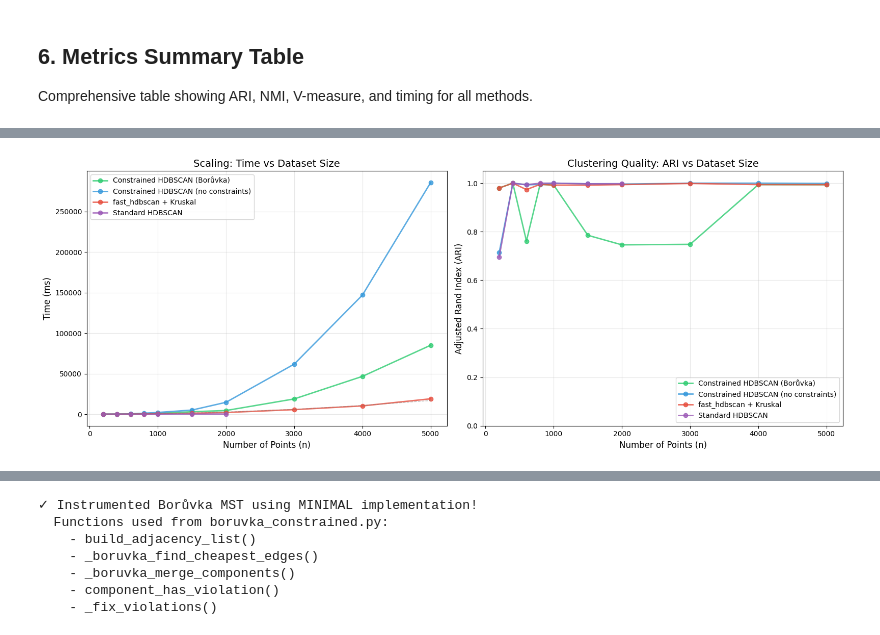
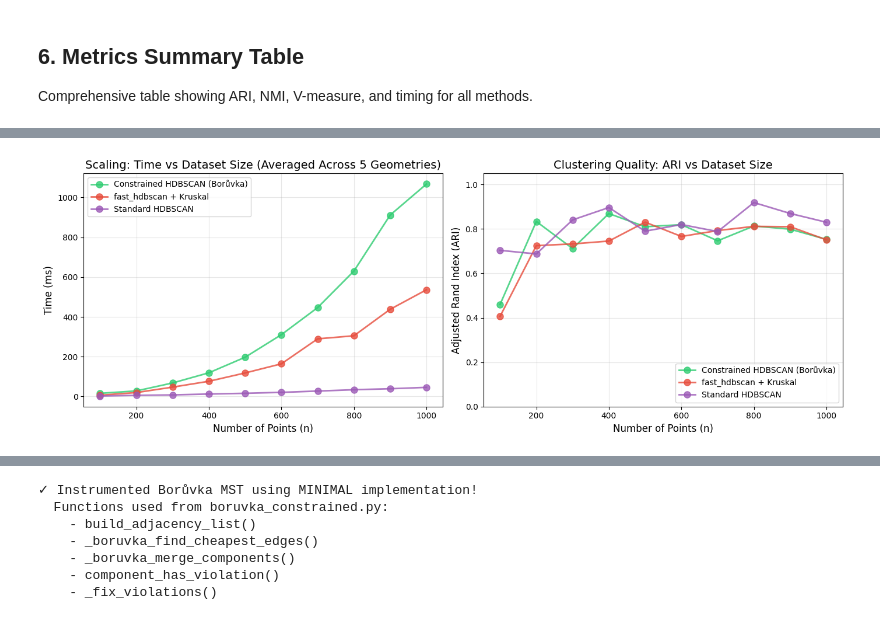
Before and after one commit to kareef928/cannot-link-single-linkage, a Jupyter notebook: notebooks/parallel_boruvka_demo.ipynb, the cells around one changed output, grey strips where cells are left out. Drawn from its saved outputs; the diff is of its cells as text; code cells hidden in the pictures.

Commit message:
notebook with more geometries

```diff
--- a/notebooks/parallel_boruvka_demo.ipynb
+++ b/notebooks/parallel_boruvka_demo.ipynb
@@ -1311,81 +1683,114 @@ SCALING BENCHMARKS COMPLETE! Total time: 718.2 seconds (12.0 minutes)
 # %%
-# Plot scaling results
-fig, axes = plt.subplots(1, 2, figsize=(16, 6))
+# Aggregate results across all geometries and plot
+# Average results across all geometry types for each size
+
+sizes = SCALING_SIZES
+aggregated = {
+    'constrained_boruvka': {'sizes': sizes, 'times': [], 'ari': []},
+    'kruskal': {'sizes': sizes, 'times': [], 'ari': []},
+    'standard': {'sizes': [], 'times': [], 'ari': []},
+}
+
+for i, size in enumerate(sizes):
+    boruvka_times = []
+    boruvka_ari = []
+    kruskal_times = []
+    kruskal_ari = []
+    standard_times = []
+    standard_ari = []
+
+    for geo in scaling_results_by_geometry.keys():
+        boruvka_times.append(scaling_results_by_geometry[geo]['constrained_boruvka']['times'][i])
+        boruvka_ari.append(scaling_results_by_geometry[geo]['constrained_boruvka']['ari'][i])
+        kruskal_times.append(scaling_results_by_geometry[geo]['kruskal']['times'][i])
+        kruskal_ari.append(scaling_results_by_geometry[geo]['kruskal']['ari'][i])
+
+        # Standard HDBSCAN only for small sizes
+        if size <= MAX_SIZE_STANDARD_HDBSCAN:
+            idx = scaling_results_by_geometry[geo]['standard']['sizes'].index(size)
+            standard_times.append(scaling_results_by_geometry[geo]['standard']['times'][idx])
+            standard_ari.append(scaling_results_by_geometry[geo]['standard']['ari'][idx])
+
+    aggregated['constrained_boruvka']['times'].append(np.mean(boruvka_times))
+    aggregated['constrained_boruvka']['ari'].append(np.mean(boruvka_ari))
+    aggregated['kruskal']['times'].append(np.mean(kruskal_times))
+    aggregated['kruskal']['ari'].append(np.mean(kruskal_ari))
+
+    if standard_times:
+        aggregated['standard']['sizes'].append(size)
+        aggregated['standard']['times'].append(np.mean(standard_times))
+        aggregated['standard']['ari'].append(np.mean(standard_ari))
+
+# Plot aggregated scaling results
+fig, axes = plt.subplots(1, 2, figsize=(14, 5))
 
 colors = {
     'constrained_boruvka': '#2ecc71',
-    'no_constraints': '#3498db',
     'kruskal': '#e74c3c',
     'standard': '#9b59b6',
 }
 
 labels = {
     'constrained_boruvka': 'Constrained HDBSCAN (Borůvka)',
-    'no_constraints': 'Constrained HDBSCAN (no constraints)',
     'kruskal': 'fast_hdbscan + Kruskal',
     'standard': 'Standard HDBSCAN',
 }
 
 # Plot 1: Time vs Size
 ax = axes[0]
-for method, data in scaling_results.items():
-    if len(data['sizes']) > 0:
-        ax.plot(data['sizes'], [t * 1000 for t in data['times']],
-               'o-', markersize=6, linewidth=2,
+for method in ['constrained_boruvka', 'kruskal', 'standard']:
+    data = aggregated[method]
+    if len(data['times']) > 0:
+        ax.plot(data['sizes'] if method == 'standard' else sizes,
+               [t * 1000 for t in data['times']],
+               'o-', markersize=8, linewidth=2,
                color=colors[method], label=labels[method], alpha=0.8)
 
 ax.set_xlabel('Number of Points (n)', fontsize=12)
 ax.set_ylabel('Time (ms)', fontsize=12)
-ax.set_title('Scaling: Time vs Dataset Size', fontsize=14)
+ax.set_title('Scaling: Time vs Dataset Size (Averaged Across 5 Geometries)', fontsize=14)
 ax.legend(loc='upper left', fontsize=10)
 ax.grid(True, alpha=0.3)
 
-# Add O(n²) reference line
-if len(scaling_results['constrained_boruvka']['sizes']) > 0:
-    n_ref = np.array(SCALING_SIZES)
-    base_time = scaling_results['constrained_boruvka']['times'][0] * 1000
-    scale = base_time / (SCALING_SIZES[0] ** 2)
-    ax.plot(n_ref, scale * n_ref ** 2, '--', color='gray', alpha=0.5,
-           linewidth=1, label='O(n²) reference')
-
 # Plot 2: ARI vs Size
 ax = axes[1]
-for method, data in scaling_results.items():
-    if len(data['sizes']) > 0:
-        ax.plot(data['sizes'], data['ari'],
-               'o-', markersize=6, linewidth=2,
+for method in ['constrained_boruvka', 'kruskal', 'standard']:
+    data = aggregated[method]
+    if len(data['ari']) > 0:
+        ax.plot(data['sizes'] if method == 'standard' else sizes, data['ari'],
+               'o-', markersize=8, linewidth=2,
                color=colors[method], label=labels[method], alpha=0.8)
 
 ax.set_xlabel('Number of Points (n)', fontsize=12)
 ax.set_ylabel('Adjusted Rand Index (ARI)', fontsize=12)
 ax.set_title('Clustering Quality: ARI vs Dataset Size', fontsize=14)
 ax.legend(loc='lower right', fontsize=10)
 ax.grid(True, alpha=0.3)
 ax.set_ylim(0, 1.05)
 
 plt.tight_layout()
 plt.show()
 
 # Summary table
 print("\n" + "="*80)
-print("SCALING SUMMARY TABLE")
+print("SCALING SUMMARY (Averaged Across All 5 Geometries)")
 print("="*80)
-print(f"\n{'Size':>6} | {'Borůvka(ms)':>12} | {'No Const(ms)':>13} | {'Kruskal(ms)':>12} | {'Standard(ms)':>13}")
-print("-" * 70)
+print(f"\n{'Size':>6} | {'Borůvka(ms)':>12} | {'Kruskal(ms)':>12} | {'Standard(ms)':>13} | {'Borůvka ARI':>12}")
+print("-" * 80)
 
-for i, size in enumerate(SCALING_SIZES):
-    boruvka_time = scaling_results['constrained_boruvka']['times'][i] * 1000
-    no_const_time = scaling_results['no_constraints']['times'][i] * 1000
-    kruskal_time = scaling_results['kruskal']['times'][i] * 1000
+for i, size in enumerate(sizes):
+    boruvka_time = aggregated['constrained_boruvka']['times'][i] * 1000
+    kruskal_time = aggregated['kruskal']['times'][i] * 1000
+    boruvka_ari = aggregated['constrained_boruvka']['ari'][i]
 
     if size <= MAX_SIZE_STANDARD_HDBSCAN:
-        std_idx = scaling_results['standard']['sizes'].index(size)
-        std_time = scaling_results['standard']['times'][std_idx] * 1000
+        idx = aggregated['standard']['sizes'].index(size)
+        std_time = aggregated['standard']['times'][idx] * 1000
         std_str = f"{std_time:>13.1f}"
     else:
         std_str = f"{'N/A':>13}"
 
-    print(f"{size:>6} | {boruvka_time:>12.1f} | {no_const_time:>13.1f} | {kruskal_time:>12.1f} | {std_str}")
+    print(f"{size:>6} | {boruvka_time:>12.1f} | {kruskal_time:>12.1f} | {std_str} | {boruvka_ari:>12.3f}")
 # %% [output]
-[figure, old version]
+[figure, new version]
 ================================================================================
```
Also changed, not shown: parts of 18 cells of this notebook.
